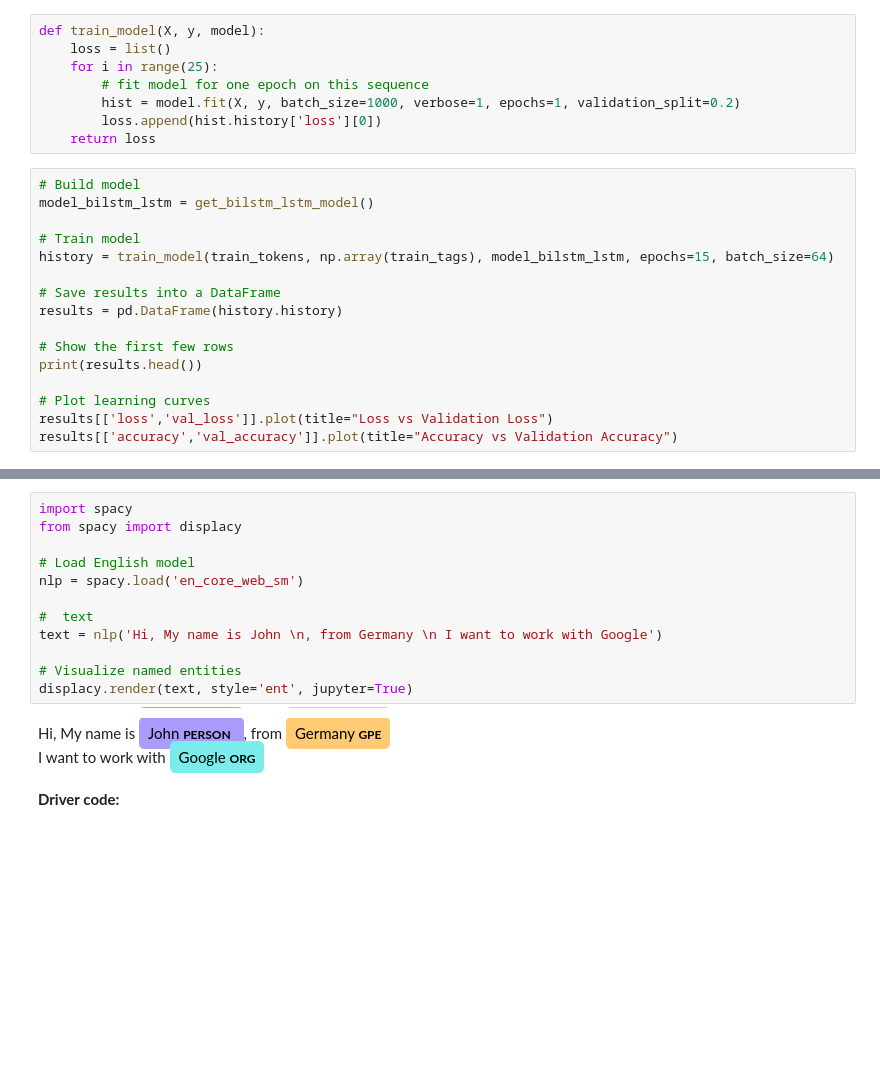
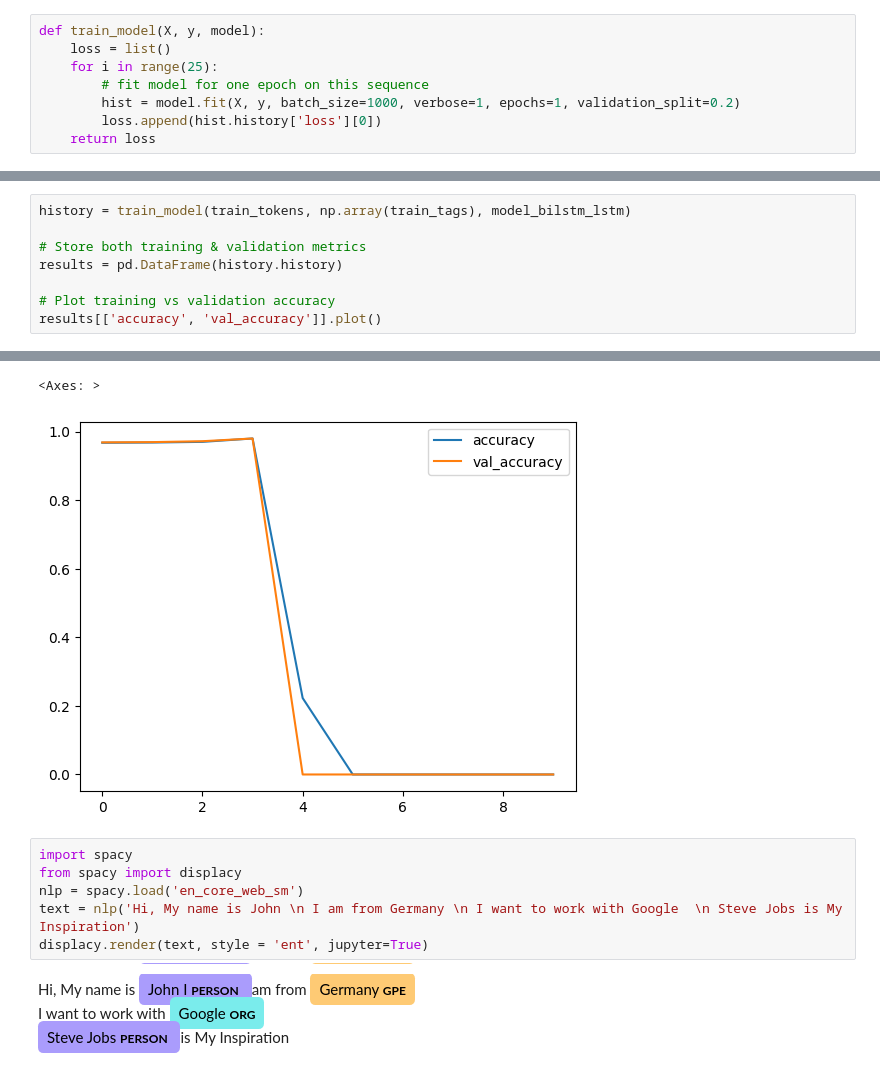
Before and after one commit to Qwamzz/Machine-Learning-Projects, a Jupyter notebook: Named_Entity_Recognition_(NER).ipynb, the cells around one changed output, grey strips where cells are left out. Saved outputs shown, nothing was run; the diff lists cells and outputs as text; blank space fills up the shorter version.

```diff
--- a/Named_Entity_Recognition_(NER).ipynb
+++ b/Named_Entity_Recognition_(NER).ipynb
@@ -148,19 +148,3 @@ def train_model(X, y, model):
         hist = model.fit(X, y, batch_size=1000, verbose=1, epochs=1, validation_split=0.2)
         loss.append(hist.history['loss'][0])
     return loss
-# %%
-# Build model
-model_bilstm_lstm = get_bilstm_lstm_model()
-
-# Train model
-history = train_model(train_tokens, np.array(train_tags), model_bilstm_lstm, epochs=15, batch_size=64)
-
-# Save results into a DataFrame
-results = pd.DataFrame(history.history)
-
-# Show the first few rows
-print(results.head())
-
-# Plot learning curves
-results[['loss','val_loss']].plot(title="Loss vs Validation Loss")
-results[['accuracy','val_accuracy']].plot(title="Accuracy vs Validation Accuracy")
@@ -203,0 +151,9 @@ Epoch 6/15
+# %%
+history = train_model(train_tokens, np.array(train_tags), model_bilstm_lstm)
+
+# Store both training & validation metrics
+results = pd.DataFrame(history.history)
+
+# Plot training vs validation accuracy
+results[['accuracy', 'val_accuracy']].plot()
+# %% [output]
@@ -204,17 +180,12 @@ Epoch 6/15
+<Axes: >
+[figure, added]
 # %%
 import spacy
 from spacy import displacy
-
-# Load English model
 nlp = spacy.load('en_core_web_sm')
-
-#  text
-text = nlp('Hi, My name is John \n, from Germany \n I want to work with Google')
-
-# Visualize named entities
-displacy.render(text, style='ent', jupyter=True)
+text = nlp('Hi, My name is John \n I am from Germany \n I want to work with Google  \n Steve Jobs is My Inspiration')
+displacy.render(text, style = 'ent', jupyter=True)
 # %% [output]
-Hi, My name is John PERSON , from Germany GPE
+Hi, My name is John I PERSON am from Germany GPE
 I want to work with Google ORG
+Steve Jobs PERSON is My Inspiration
-# %% [markdown]
-**Driver code:**
```
Also changed, not shown: parts of 2 cells of this notebook.
